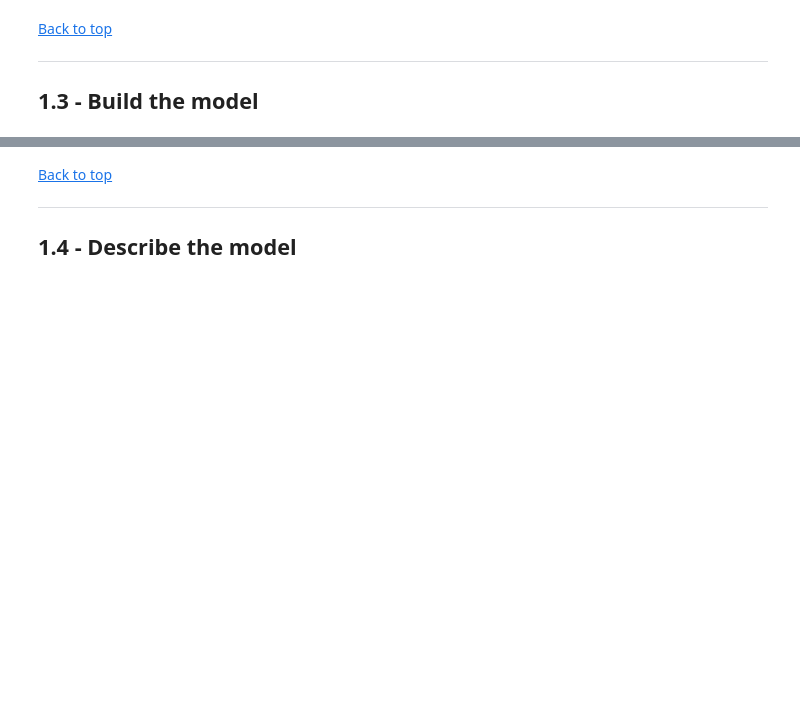
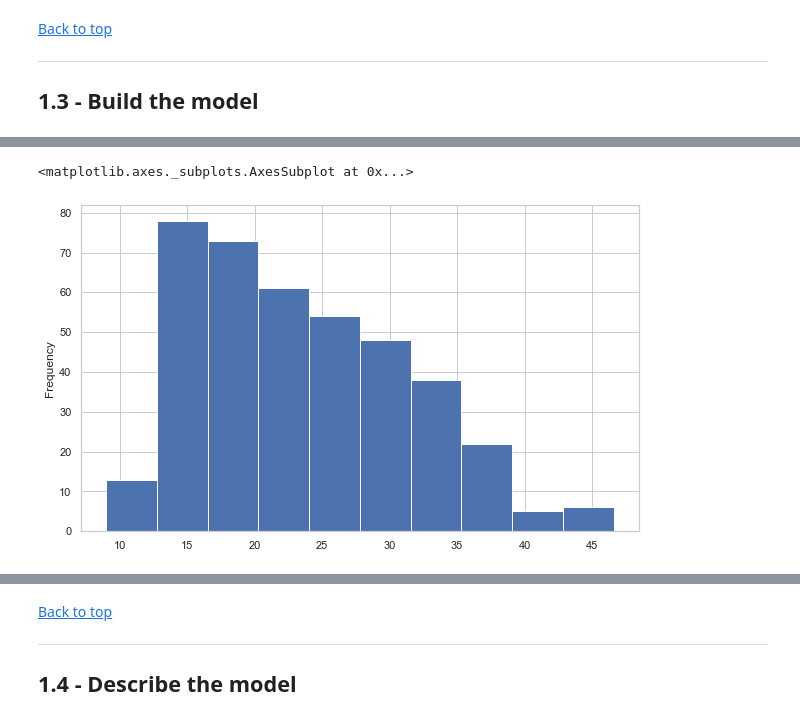
Before and after one commit to natemcintosh/en_685_648_data_science, a Jupyter notebook: 12_module/problem_set/nmcinto2.ipynb, the cells around one changed output, grey strips where cells are left out. Drawn from its saved outputs; the diff is of its cells as text; code cells hidden in the pictures; blank space fills up the shorter version.

```diff
--- a/12_module/problem_set/nmcinto2.ipynb
+++ b/12_module/problem_set/nmcinto2.ipynb
@@ -851,0 +870,4 @@ The data contains a target variable, `mpg`, and 8 regressors:
+# %%
+mpg = pd.concat([mpg, pd.get_dummies(mpg.origin)], axis=1).rename(columns={1:"origin_1", 2:"origin_2", 3:"origin_3"})
+mpg = pd.concat([mpg, pd.get_dummies(mpg.cylinders, prefix = "cyl")], axis=1)
+mpg.head()
@@ -851,0 +915,4 @@ The data contains a target variable, `mpg`, and 8 regressors:
+# %%
+mpg["weight_reciprocal"] = 1/mpg.weight
+mpg["horsepower_reciprocal"] = 1/mpg.horsepower
+mpg["displacement_reciprocal"] = 1/mpg.displacement
@@ -851,0 +1036,5 @@ The data contains a target variable, `mpg`, and 8 regressors:
+# %%
+mpg.mpg.plot.hist(figsize = (10,6))
+# %% [output]
+<matplotlib.axes._subplots.AxesSubplot at 0x...>
+[figure, added]
```
Also changed, not shown: parts of 67 cells of this notebook, 2 other files.
